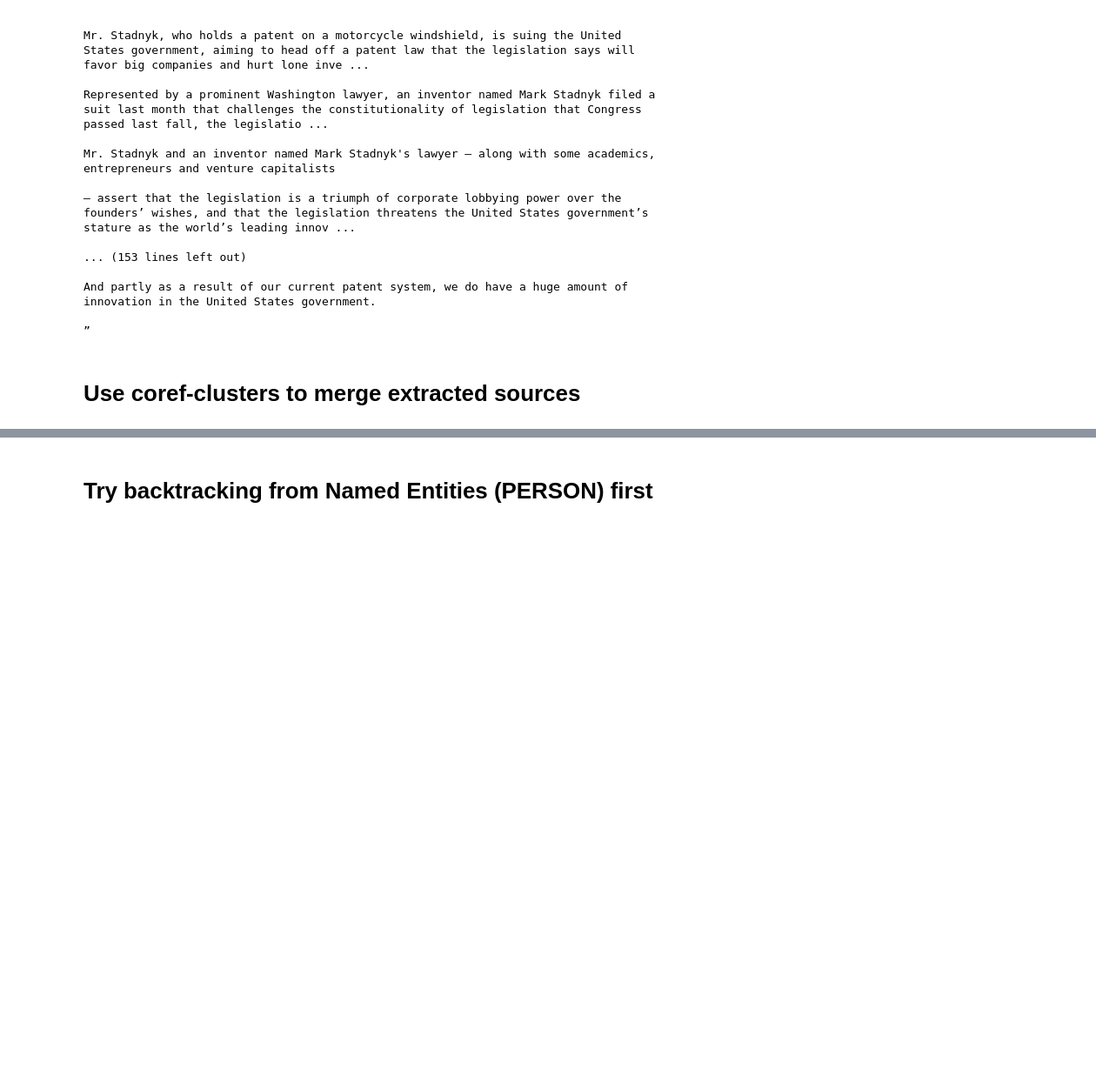
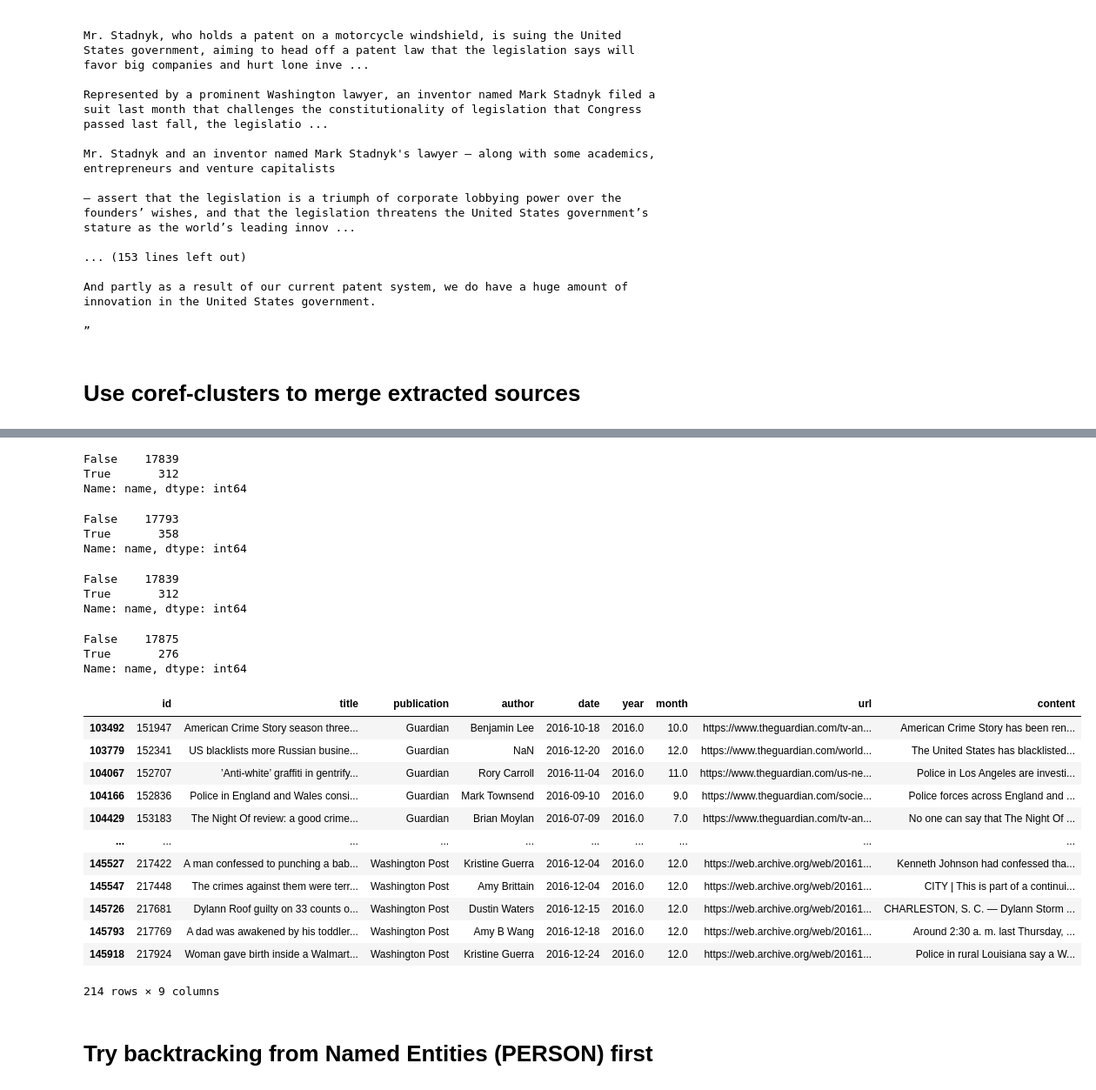
Before and after one commit to alex2awesome/source-exploration, a Jupyter notebook: notebooks/2022-01-27__test-coreference-for-source-extraction.ipynb, the cells around one changed output, grey strips where cells are left out. Shown at 87% size. Saved outputs shown, nothing was run; the diff lists cells and outputs as text; code cells hidden in the pictures; blank space fills up the shorter version.

```diff
--- a/notebooks/2022-01-27__test-coreference-for-source-extraction.ipynb
+++ b/notebooks/2022-01-27__test-coreference-for-source-extraction.ipynb
@@ -33,7 +33,7 @@ doc._.coref_clusters
 db_path = '../../edit-pathways/data/diffengine-diffs/spark-output/nyt-matched-sentences.db'
 db_path = '../../edit-pathways/data/diffengine-diffs/db/newssniffer-nytimes.db'
 conn = sqlite3.connect(db_path)
-df = pd.read_sql('SELECT * from entryversion limit 5', con=conn)
+df = pd.read_sql('SELECT * from entryversion where version=0 limit 2000', con=conn)
 t = df['summary'][0].replace('</p><p>', ' ')
 # %%
 doc = nlp(t)
@@ -127,0 +130,3 @@ doc = nlp(t)
+# %%
+import pandas as pd
+all_the_news = pd.read_csv('../data/articles3.csv', index_col=0)
@@ -127,0 +157,40 @@ doc = nlp(t)
+# %%
+discourse_df['name'].str.startswith('D').value_counts()
+# %% [output]
+False    17839
+True       312
+Name: name, dtype: int64
+# %%
+discourse_df['name'].str.startswith('C').value_counts()
+# %% [output]
+False    17793
+True       358
+Name: name, dtype: int64
+# %%
+discourse_df['name'].str.startswith('D').value_counts()
+# %% [output]
+False    17839
+True       312
+Name: name, dtype: int64
+# %%
+discourse_df['name'].str.startswith('B').value_counts()
+# %% [output]
+False    17875
+True       276
+Name: name, dtype: int64
+# %%
+all_the_news.loc[lambda df: df['url'].str.lower().str.contains('crime')]
+# %% [output]
+|  | id | title | publication | author | date | year | month | url | content |
+| 103492 | 151947 | American Crime Story season three... | Guardian | Benjamin Lee | 2016-10-18 | 2016.0 | 10.0 | https://www.theguardian.com/tv-an... | American Crime Story has been ren... |
+| 103779 | 152341 | US blacklists more Russian busine... | Guardian | NaN | 2016-12-20 | 2016.0 | 12.0 | https://www.theguardian.com/world... | The United States has blacklisted... |
+| 104067 | 152707 | ’Anti-white’ graffiti in gentrify... | Guardian | Rory Carroll | 2016-11-04 | 2016.0 | 11.0 | https://www.theguardian.com/us-ne... | Police in Los Angeles are investi... |
+| 104166 | 152836 | Police in England and Wales consi... | Guardian | Mark Townsend | 2016-09-10 | 2016.0 | 9.0 | https://www.theguardian.com/socie... | Police forces across England and ... |
+| 104429 | 153183 | The Night Of review: a good crime... | Guardian | Brian Moylan | 2016-07-09 | 2016.0 | 7.0 | https://www.theguardian.com/tv-an... | No one can say that The Night Of ... |
+| ... | ... | ... | ... | ... | ... | ... | ... | ... | ... |
+| 145527 | 217422 | A man confessed to punching a bab... | Washington Post | Kristine Guerra | 2016-12-04 | 2016.0 | 12.0 | https://web.archive.org/web/20161... | Kenneth Johnson had confessed tha... |
+| 145547 | 217448 | The crimes against them were terr... | Washington Post | Amy Brittain | 2016-12-04 | 2016.0 | 12.0 | https://web.archive.org/web/20161... | CITY | This is part of a continui... |
+| 145726 | 217681 | Dylann Roof guilty on 33 counts o... | Washington Post | Dustin Waters | 2016-12-15 | 2016.0 | 12.0 | https://web.archive.org/web/20161... | CHARLESTON, S. C. — Dylann Storm ... |
+| 145793 | 217769 | A dad was awakened by his toddler... | Washington Post | Amy B Wang | 2016-12-18 | 2016.0 | 12.0 | https://web.archive.org/web/20161... | Around 2:30 a. m. last Thursday, ... |
+| 145918 | 217924 | Woman gave birth inside a Walmart... | Washington Post | Kristine Guerra | 2016-12-24 | 2016.0 | 12.0 | https://web.archive.org/web/20161... | Police in rural Louisiana say a W... |
+214 rows × 9 columns
```
Also changed, not shown: parts of 26 cells of this notebook, 8 other files.
